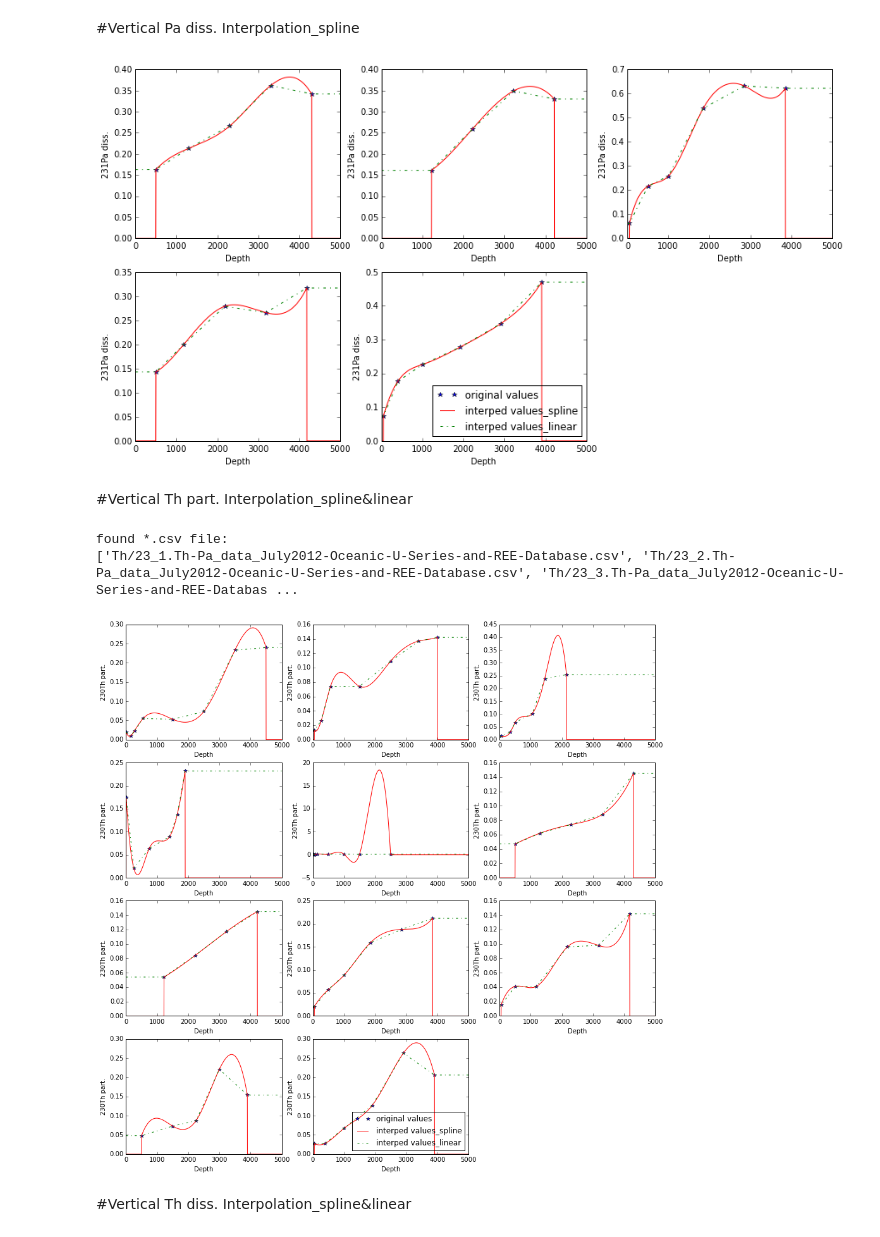
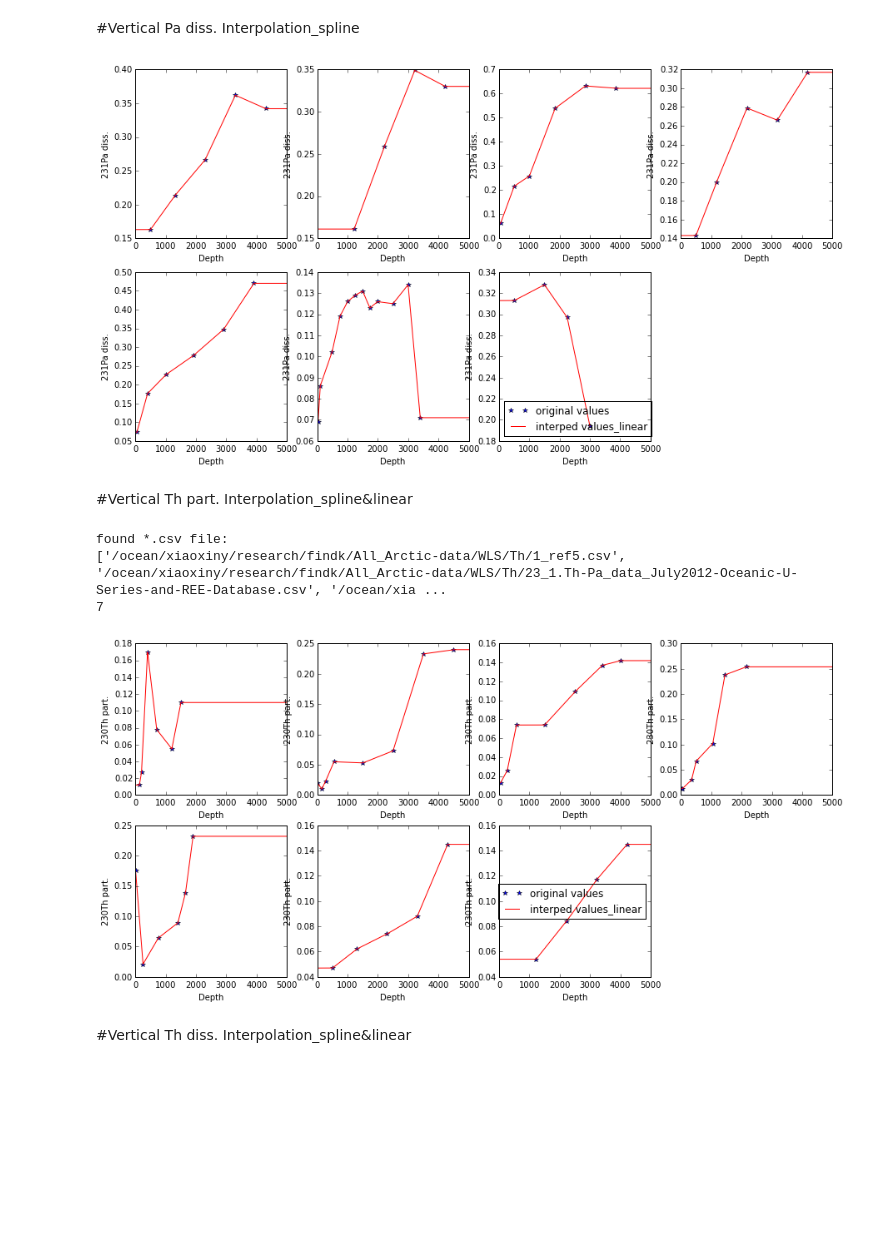
Before and after one commit to UBC-MOAD/analysis-cindy, a Jupyter notebook: notebooks/[initial_condition]Vertical Interpolation.ipynb, the cells around one changed output. Drawn from its saved outputs; the diff is of its cells as text; code cells hidden in the pictures; blank space fills up the shorter version.

```diff
--- a/notebooks/[initial_condition]Vertical Interpolation.ipynb
+++ b/notebooks/[initial_condition]Vertical Interpolation.ipynb
@@ -28,7 +28,8 @@ def writecsv(j):
 # %% [markdown]
 #Vertical Pa part. Interpolation_spline
 # %%
-nc_filename=sorted(glob.glob('Pa/*.csv'))
+nc_filename=sorted(glob.glob('/ocean/xiaoxiny/research/findk/All_Arctic-data/WLS/Pa/*.csv'))
 print("found *.csv file: \n{}".format(nc_filename))
+print len(nc_filename)
 # %% [output]
 found *.csv file:
@@ -70,21 +77,25 @@ scipy.io.savemat('Pa_part',
 # %% [markdown]
 #Vertical Pa diss. Interpolation_spline
 # %%
-for j in range(5):
+for j in range(len(nc_filename)):
     data=pd.read_csv(nc_filename[j])
     x= data['depth'];
     y=data['231Pa diss.'];
     lon = data['long.'];
     lat = data['lat.'];
+    x=np.ma.masked_where(y<=0,x)
+    y=np.ma.masked_where(y<=0,y)
+    x=x.compressed()
+    y=y.compressed()
+
     xvals=np.linspace(0,5500,3000)
     yinterp = itp.spline(x,y,xvals)
     yinterp2 = np.interp(xvals, x, y)
 
     ax = plt.figure(1,figsize=(15,8))
-    ax = plt.subplot(2,3,j+1)
+    ax = plt.subplot(2,4,j+1)
     plot1=plt.plot(x, y, 'b*',label='original values')
-    plot2=plt.plot(xvals, yinterp, 'r-',label='interped values_spline')
-    plot3=plt.plot(xvals, yinterp2, 'g-.',label='interped values_linear')
+    plot3=plt.plot(xvals, yinterp2, 'r-',label='interped values_linear')
     plt.ylabel('231Pa diss.')
     plt.xlabel('Depth')
     plt.xlim([0,5000])
@@ -94,49 +105,55 @@ plt.show()
 scipy.io.savemat('Pa_diss',
                  {'layer':layer,'NEMO_dep':NEMO_dep,'Real_dep':Real_dep,'Pa_diss':z,'lons':lons,'lats':lats})
 # %% [output]
-[figure, old version]
+[figure, new version]
 # %% [markdown]
 #Vertical Th part. Interpolation_spline&linear
 # %%
-filename=sorted(glob.glob('Th/*.csv'))
+filename=sorted(glob.glob('/ocean/xiaoxiny/research/findk/All_Arctic-data/WLS/Th/*.csv'))
 print("found *.csv file: \n{}".format(filename))
+print len(nc_filename)
 # %% [output]
 found *.csv file:
-['Th/23_1.Th-Pa_data_July2012-Oceanic-U-Series-and-REE-Database.csv', 'Th/23_2.Th-Pa_data_July2012-Oceanic-U-Series-and-REE-Database.csv', 'Th/23_3.Th-Pa_data_July2012-Oceanic-U-Series-and-REE-Databas ...
+['/ocean/xiaoxiny/research/findk/All_Arctic-data/WLS/Th/1_ref5.csv', '/ocean/xiaoxiny/research/findk/All_Arctic-data/WLS/Th/23_1.Th-Pa_data_July2012-Oceanic-U-Series-and-REE-Database.csv', '/ocean/xia ...
+7
 # %%
-layer=np.empty([31,11])
-NEMO_dep=np.empty([31,11])
-Real_dep=np.empty([31,11])
-lons=np.empty([31,11])
-lats=np.empty([31,11])
-z=np.empty([31,11])
+layer=np.empty([31,len(nc_filename)])
+NEMO_dep=np.empty([31,len(nc_filename)])
+Real_dep=np.empty([31,len(nc_filename)])
+lons=np.empty([31,len(nc_filename)])
+lats=np.empty([31,len(nc_filename)])
+z=np.empty([31,len(nc_filename)])
 
 
-for i in range(11):
+for i in range(len(nc_filename)):
     data=pd.read_csv(filename[i])
     x= data['depth'];
     y=data['230Th part.'];
     lon = data['long.'];
     lat = data['lat.'];
+    x=np.ma.masked_where(y<=0,x)
+    y=np.ma.masked_where(y<=0,y)
+    x=x.compressed()
+    y=y.compressed()
+
     xvals=np.linspace(0,5500,3000)
     yinterp = itp.spline(x,y,xvals)
     yinterp2 = np.interp(xvals, x, y)
 
     ax = plt.figure(1,figsize=(15,15))
-    ax = plt.subplot(4,3,i+1)
+    ax = plt.subplot(4,4,i+1)
     plot1=plt.plot(x, y, 'b*',label='original values')
-    plot2=plt.plot(xvals, yinterp, 'r-',label='interped values_spline')
-    plot3=plt.plot(xvals, yinterp2, 'g-.',label='interped values_linear')
+    plot3=plt.plot(xvals, yinterp2, 'r-',label='interped values_linear')
     plt.ylabel('230Th part.')
     plt.xlabel('Depth')
     plt.xlim([0,5000])
     writecsv(i)
 plt.legend(loc=0)
 plt.show()
 scipy.io.savemat('Th_part',
                  {'layer':layer,'NEMO_dep':NEMO_dep,'Real_dep':Real_dep,'Th_part':z,'lons':lons,'lats':lats})
 # %% [output]
-[figure, old version]
+[figure, new version]
 # %% [markdown]
 #Vertical Th diss. Interpolation_spline&linear
 # %%
```
Also changed, not shown: parts of 4 cells of this notebook.
